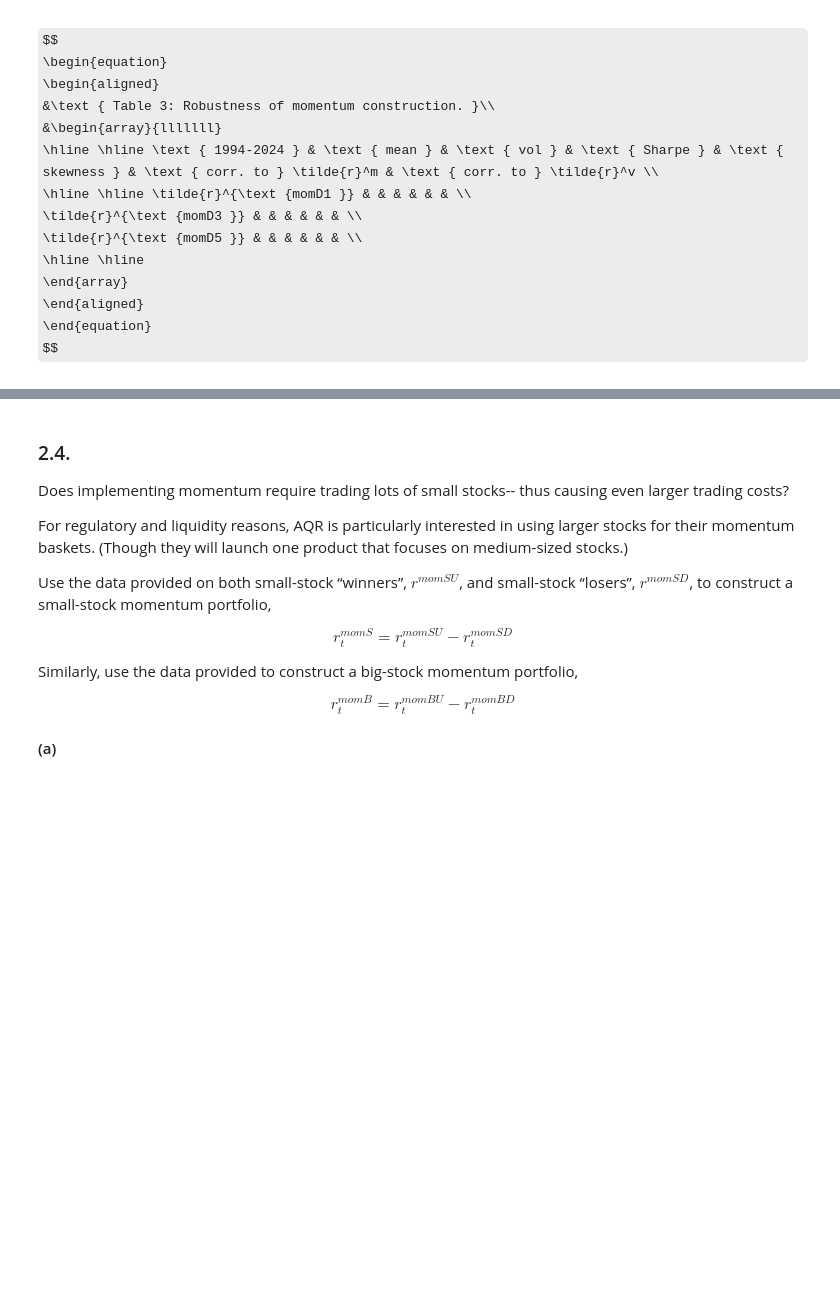
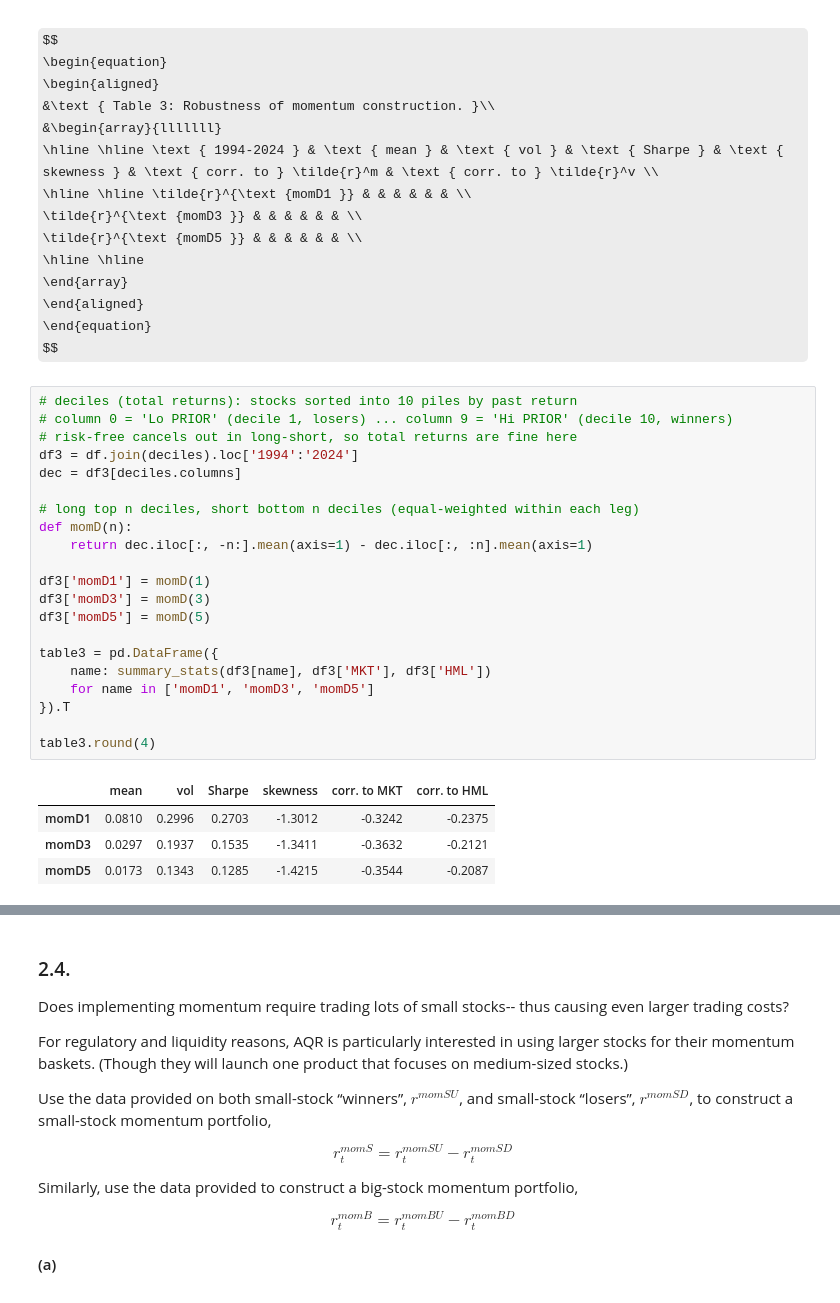
Before and after one commit to hannahkong1/portfolio_hw6, a Jupyter notebook: momentum.ipynb, the cells around one changed output, grey strips where cells are left out. Saved outputs shown, nothing was run; the diff lists cells and outputs as text; some formulas as TeX source; blank space fills up the shorter version.

```diff
--- a/momentum.ipynb
+++ b/momentum.ipynb
@@ -223,6 +223,32 @@ $$
 \end{aligned}
 \end{equation}
 $$
+# %%
+# deciles (total returns): stocks sorted into 10 piles by past return
+# column 0 = 'Lo PRIOR' (decile 1, losers) ... column 9 = 'Hi PRIOR' (decile 10, winners)
+# risk-free cancels out in long-short, so total returns are fine here
+df3 = df.join(deciles).loc['1994':'2024']
+dec = df3[deciles.columns]
+
+# long top n deciles, short bottom n deciles (equal-weighted within each leg)
+def momD(n):
+    return dec.iloc[:, -n:].mean(axis=1) - dec.iloc[:, :n].mean(axis=1)
+
+df3['momD1'] = momD(1)
+df3['momD3'] = momD(3)
+df3['momD5'] = momD(5)
+
+table3 = pd.DataFrame({
+    name: summary_stats(df3[name], df3['MKT'], df3['HML'])
+    for name in ['momD1', 'momD3', 'momD5']
+}).T
+
+table3.round(4)
+# %% [output]
+|  | mean | vol | Sharpe | skewness | corr. to MKT | corr. to HML |
+| momD1 | 0.0810 | 0.2996 | 0.2703 | -1.3012 | -0.3242 | -0.2375 |
+| momD3 | 0.0297 | 0.1937 | 0.1535 | -1.3411 | -0.3632 | -0.2121 |
+| momD5 | 0.0173 | 0.1343 | 0.1285 | -1.4215 | -0.3544 | -0.2087 |
 # %% [markdown]
 #### (b)
 Do the tradeoffs between the 1-decile, 3-decile, and 5-decile constructions line up with the theoretical tradeoffs we discussed in the lecture?
```
Also changed, not shown: parts of 1 cell of this notebook.
